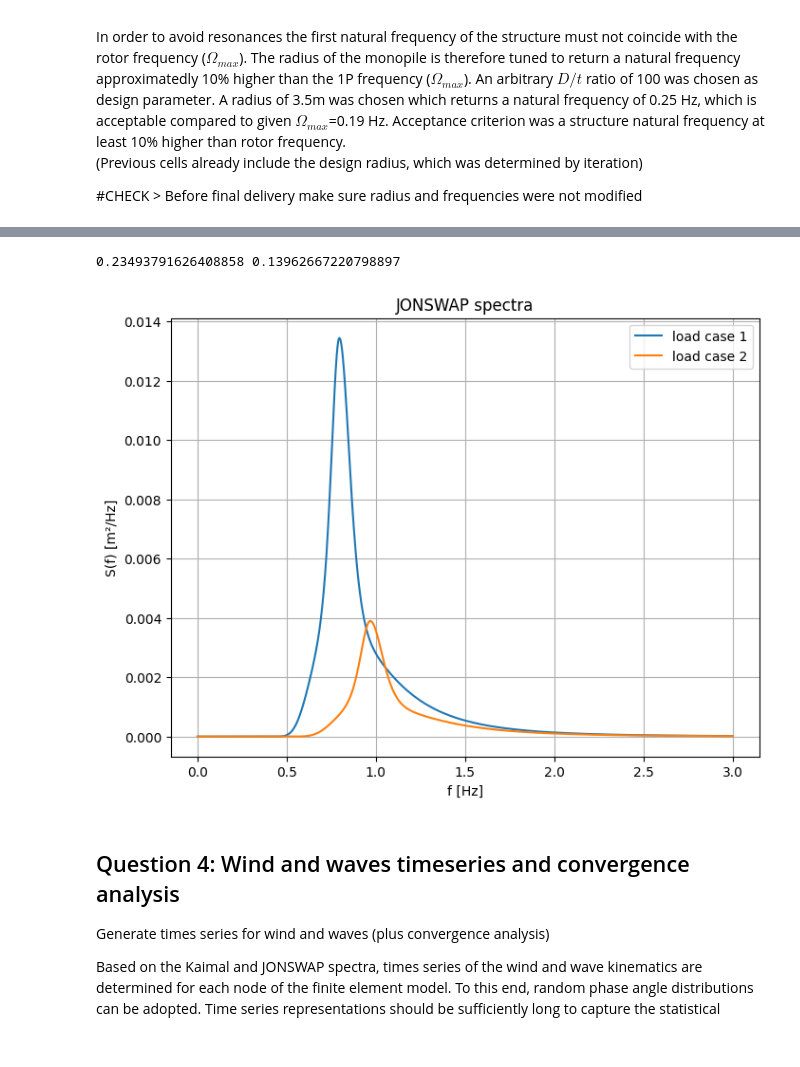
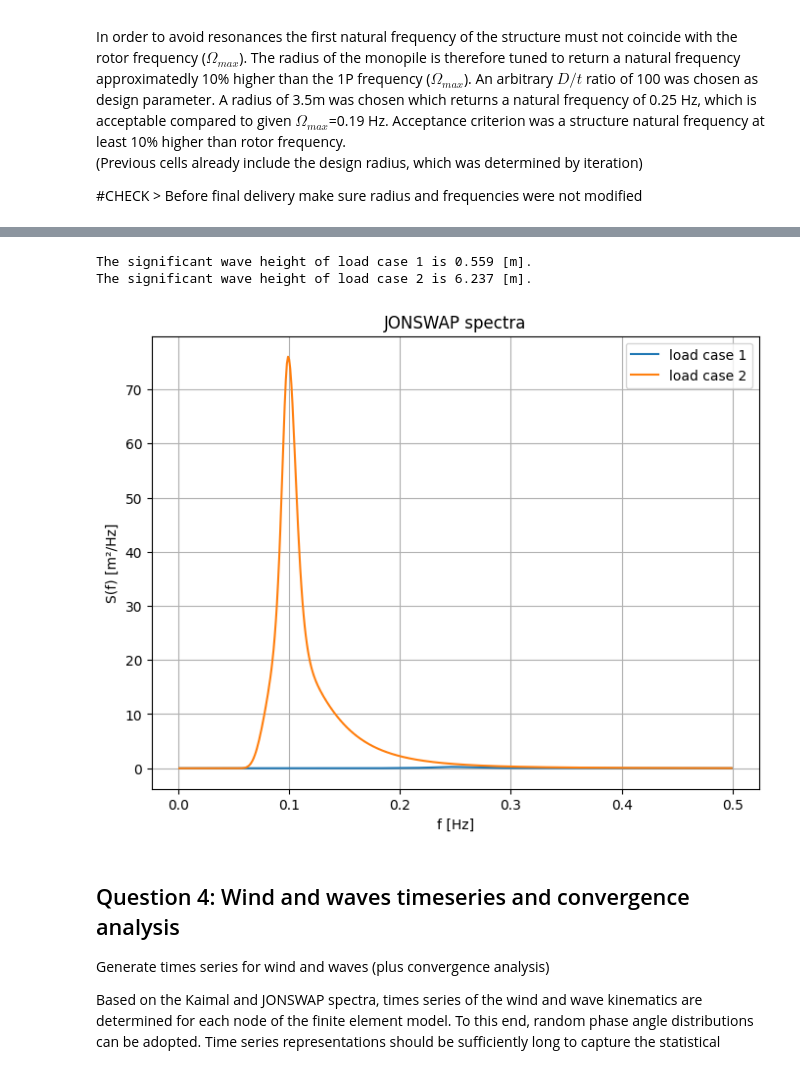
Before and after one commit to Lymone96/CIEM5220-Group2, a Jupyter notebook: 2_WW/WW_Assignment (Question 1-4).ipynb, the cells around one changed output, grey strips where cells are left out. Drawn from its saved outputs; the diff is of its cells as text; code cells hidden in the pictures.

```diff
--- a/2_WW/WW_Assignment (Question 1-4).ipynb
+++ b/2_WW/WW_Assignment (Question 1-4).ipynb
@@ -229,12 +226,12 @@ array([[ 1.16666667e+02, -4.54747351e-13,  1.16666667e+02,
 # %%
 mat = np.dot(np.linalg.inv(Mii), Kii)
 eigenvalues, eigenvectors = np.linalg.eig(mat)
-omega = np.sort(np.sqrt(eigenvalues.real))
-f = omega/2/np.pi
+omega_eigen = np.sort(np.sqrt(eigenvalues.real))
+f_eigen = omega_eigen/2/np.pi
 
 print("First 5 natural frequencies:")
 for i in np.arange(0,5):
-    print(f"Frequency {i+1}: {f[i]:.2f} Hz, {omega[i]:.2f} rad/s")
+    print(f"Frequency {i+1}: {f_eigen[i]:.2f} Hz, {omega_eigen[i]:.2f} rad/s")
 
 print()
 print(f"Omega_max: {Omega_max:.2f} rpm")
@@ -256,16 +253,16 @@ Omega_max: 1.18 rad/s
 zeta1 = zeta2 = 0.02
 
 A_mat = np.array([
-    [1/(2*omega[0]), omega[0]/2],
-    [1/(2*omega[1]), omega[1]/2]
+    [1/(2*omega_eigen[0]), omega_eigen[0]/2],
+    [1/(2*omega_eigen[1]), omega_eigen[1]/2]
 ])
 b_vec = np.array([zeta1, zeta2])
 
-alpha, beta = np.linalg.solve(A_mat, b_vec)
-print("alpha = ", alpha)
-print("beta = ", beta)
-C = alpha*M + beta*K
-C_ii = C[np.ix_(free_dofs, free_dofs)]
+alpha_d, beta_d = np.linalg.solve(A_mat, b_vec)
+print("alpha_d = ", alpha_d)
+print("beta_d = ", beta_d)
+C_d = alpha_d*M + beta_d*K
+C_ii = C_d[np.ix_(free_dofs, free_dofs)]
 
 C_ii
 # %% [output]
@@ -384,52 +420,50 @@ for i,z in enumerate(z_nodes_air):
 # %%
 #Load case 1: resonance response
-omega_n1 = 5 #CHANGE
-f_p_1 = omega_n1 / (2 * np.pi)
+f_p_1 = f_eigen[0]
 T_p_1 = 1 / f_p_1
 U_10_1 = 39.8290667529805 * g * (g**33 / (F**33 * f_p_1**66))**(1 / 34) / f_p_1
 F_tilde_1 = g * F / U_10_1**2
 f_p_tilde_1 = 3.5 * F_tilde_1**(-0.33)
 alpha_1 = 0.076 * F_tilde_1**(-0.22)
 
 #Load case 2: idling in operational conditions
 U_10_2 = 23 #m/s
 F_tilde_2 = g * F / U_10_2**2
 f_p_tilde_2 = 3.5 * F_tilde_2**(-0.33)
 f_p_2 = f_p_tilde_2 * g / U_10_2
 T_p_2 = 1 / f_p_2
 alpha_2 = 0.076 * F_tilde_2**(-0.22)
 
-gamma = 3.3
-beta = 5 / 4
-
 def JONSWAP(alpha, g, f, beta, f_p, gamma):
     sigma = 0.07 * np.ones_like(f)
     sigma[f > f_p] = 0.09
 
     S = alpha * g**2 * (2 * np.pi)**(-4) * f**(-5) * np.exp(-beta * (f / f_p)**(-4)) * gamma**np.exp(-1 / 2 * ((f / f_p - 1) / sigma)**2)
     m_0 = np.trapezoid(S, f)
     H_s = 4 * np.sqrt(m_0)
 
     return S, H_s
 
-f = np.linspace(0.001, 10, 5000)
-f_max = 3
-S_JS_1, H_s_1 = JONSWAP(alpha_1, g, f, beta, f_p_1, gamma)
-S_JS_2, H_s_2 = JONSWAP(alpha_2, g, f, beta, f_p_2, gamma)
+f_2 = np.linspace(0.001, 5, 5000)
+f_max = 0.5
+S_JS_1, H_s_1 = JONSWAP(alpha_1, g, f_2, beta, f_p_1, gamma)
+S_JS_2, H_s_2 = JONSWAP(alpha_2, g, f_2, beta, f_p_2, gamma)
 
 plt.figure(figsize=(8, 6))
-plt.plot(f[f < f_max], S_JS_1[f < f_max], label='load case 1')
-plt.plot(f[f < f_max], S_JS_2[f < f_max], label='load case 2')
-plt.title(f'JONSWAP spectra')
+plt.plot(f_2[f_2 < f_max], S_JS_1[f_2 < f_max], label='load case 1')
+plt.plot(f_2[f_2 < f_max], S_JS_2[f_2 < f_max], label='load case 2')
+plt.title('JONSWAP spectra')
 plt.xlabel('f [Hz]')
 plt.ylabel('S(f) [m²/Hz]')
 plt.legend()
 plt.grid()
 
-print(H_s_1, H_s_2)
+print(f'The significant wave height of load case 1 is {H_s_1:.3f} [m].')
+print(f'The significant wave height of load case 2 is {H_s_2:.3f} [m].')
 # %% [output]
-0.23493791626408858 0.13962667220798897
+The significant wave height of load case 1 is 0.559 [m].
+The significant wave height of load case 2 is 6.237 [m].
-[figure, old version]
+[figure, new version]
 # %% [markdown]
 ## Question 4: Wind and waves timeseries and convergence analysis
 
```
Also changed, not shown: parts of 16 cells of this notebook.
